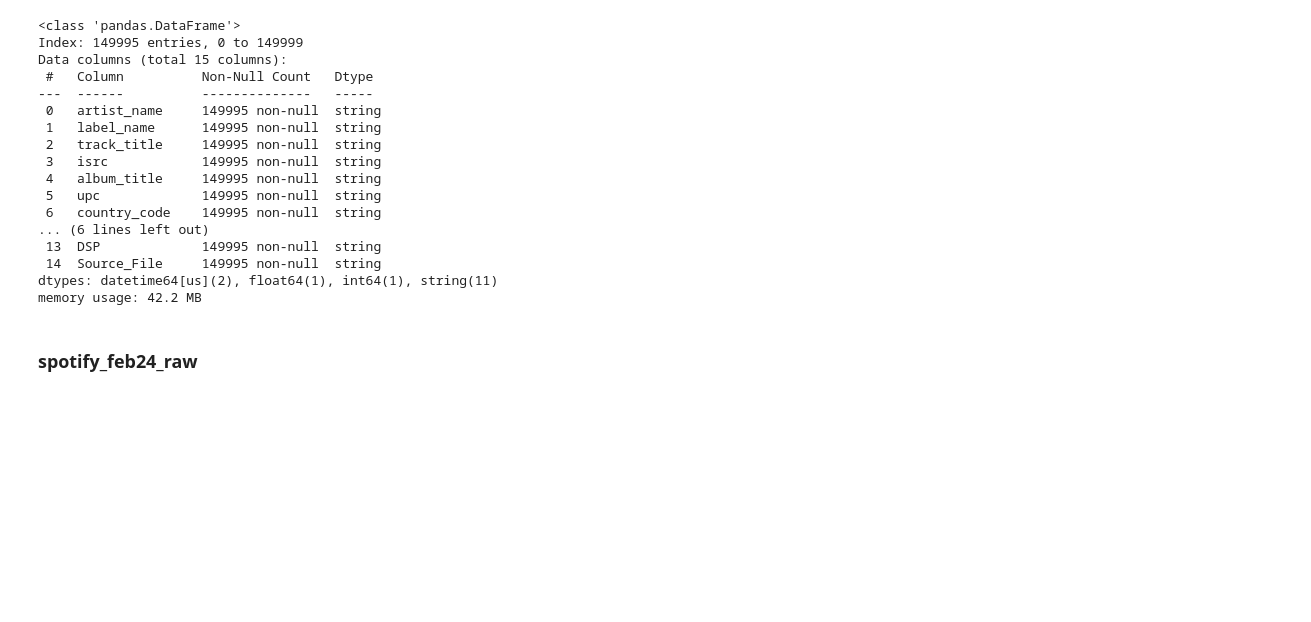
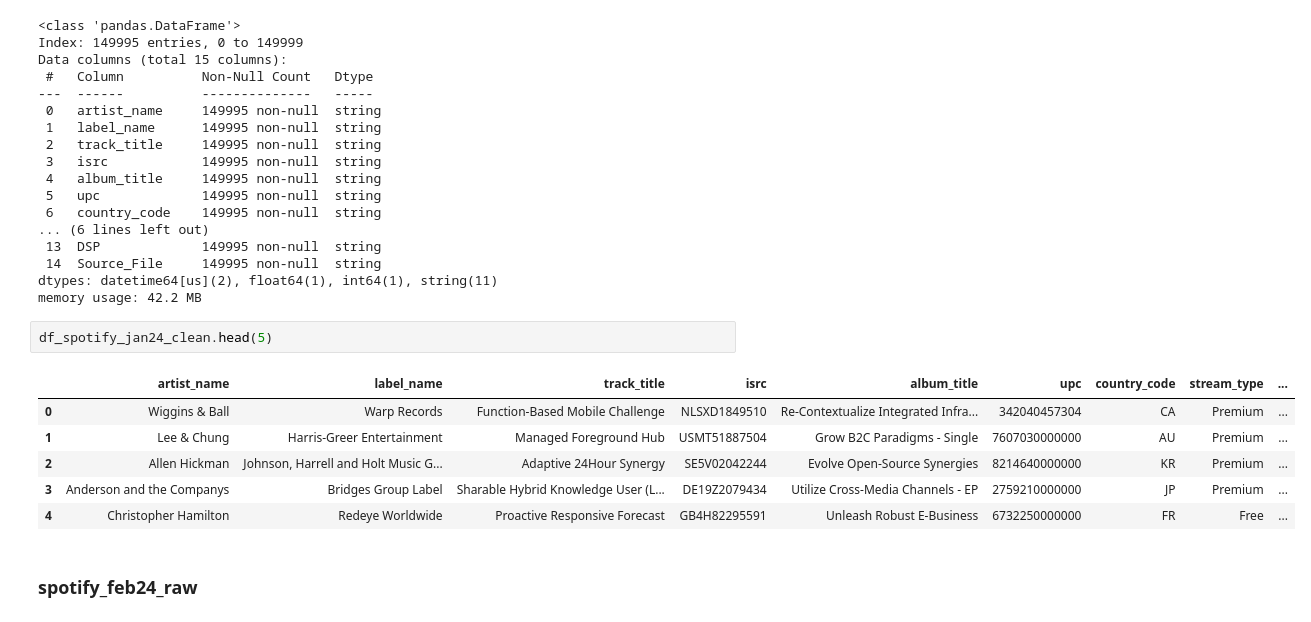
Before and after one commit to andreavecchi1996/royalty_data_quality_pipeline, a Jupyter notebook: royalty_data_quality_pipeline.ipynb, the cells around one changed output. Drawn from its saved outputs; the diff is of its cells as text; blank space fills up the shorter version.

Commit message:
DSP consolidation concluded, but found some issues on the Spotify part

```diff
--- a/royalty_data_quality_pipeline.ipynb
+++ b/royalty_data_quality_pipeline.ipynb
@@ -1787,6 +1786,15 @@ Data columns (total 15 columns):
  14  Source_File     149995 non-null  string
 dtypes: datetime64[us](2), float64(1), int64(1), string(11)
 memory usage: 42.2 MB
+# %%
+df_spotify_jan24_clean.head(5)
+# %% [output]
+|  | artist_name | label_name | track_title | isrc | album_title | upc | country_code | stream_type | ... |
+| 0 | Wiggins & Ball | Warp Records | Function-Based Mobile Challenge | NLSXD1849510 | Re-Contextualize Integrated Infra... | 342040457304 | CA | Premium | ... |
+| 1 | Lee & Chung | Harris-Greer Entertainment | Managed Foreground Hub | USMT51887504 | Grow B2C Paradigms - Single | 7607030000000 | AU | Premium | ... |
+| 2 | Allen Hickman | Johnson, Harrell and Holt Music G... | Adaptive 24Hour Synergy | SE5V02042244 | Evolve Open-Source Synergies | 8214640000000 | KR | Premium | ... |
+| 3 | Anderson and the Companys | Bridges Group Label | Sharable Hybrid Knowledge User (L... | DE19Z2079434 | Utilize Cross-Media Channels - EP | 2759210000000 | JP | Premium | ... |
+| 4 | Christopher Hamilton | Redeye Worldwide | Proactive Responsive Forecast | GB4H82295591 | Unleash Robust E-Business | 6732250000000 | FR | Free | ... |
 # %% [markdown]
 ### spotify_feb24_raw
 # %%
```
Also changed, not shown: parts of 10 cells of this notebook, 1 other file.
